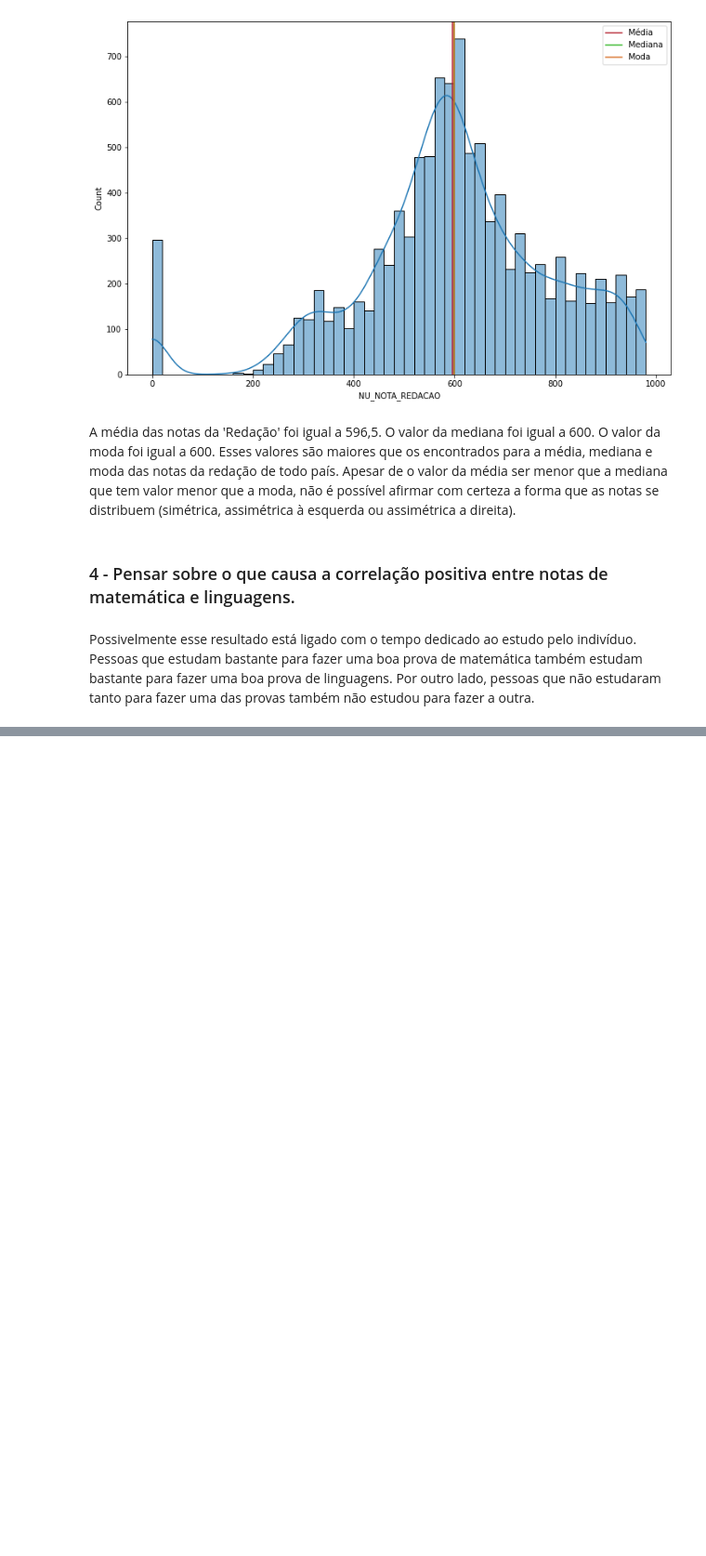
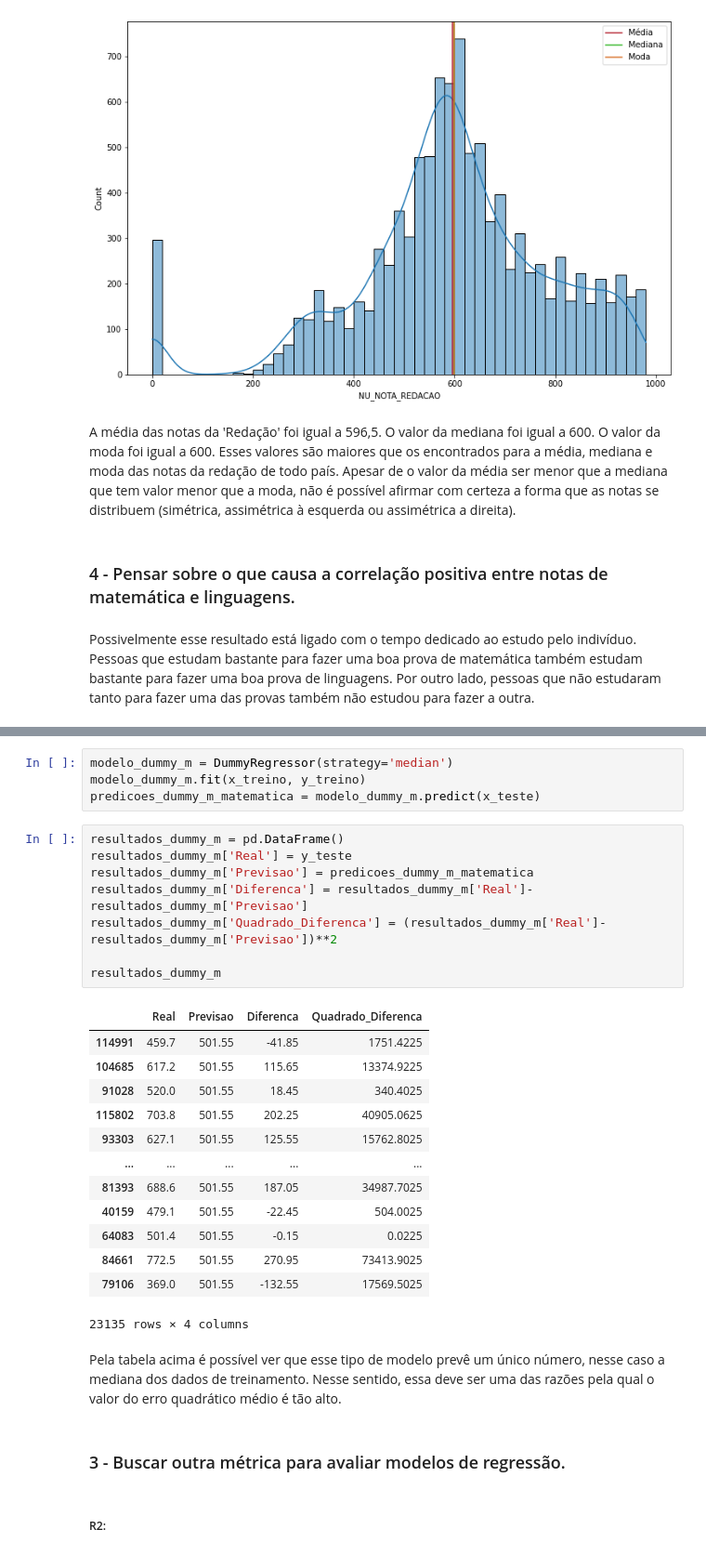
Before and after one commit to agostinhodesena/Imersao_Dados_Alura, a Jupyter notebook: Desafios_Imersao.ipynb, the cells around one changed output, grey strips where cells are left out. Shown at 93% size. Drawn from its saved outputs; the diff is of its cells as text; blank space fills up the shorter version.

```diff
--- a/Desafios_Imersao.ipynb
+++ b/Desafios_Imersao.ipynb
@@ -998,0 +1122,32 @@ Possivelmente esse resultado está ligado com o tempo dedicado ao estudo pelo in
+# %%
+modelo_dummy_m = DummyRegressor(strategy='median')
+modelo_dummy_m.fit(x_treino, y_treino)
+predicoes_dummy_m_matematica = modelo_dummy_m.predict(x_teste)
+# %%
+resultados_dummy_m = pd.DataFrame()
+resultados_dummy_m['Real'] = y_teste
+resultados_dummy_m['Previsao'] = predicoes_dummy_m_matematica
+resultados_dummy_m['Diferenca'] = resultados_dummy_m['Real']-resultados_dummy_m['Previsao']
+resultados_dummy_m['Quadrado_Diferenca'] = (resultados_dummy_m['Real']-resultados_dummy_m['Previsao'])**2
+
+resultados_dummy_m
+# %% [output]
+|  | Real | Previsao | Diferenca | Quadrado_Diferenca |
+| 114991 | 459.7 | 501.55 | -41.85 | 1751.4225 |
+| 104685 | 617.2 | 501.55 | 115.65 | 13374.9225 |
+| 91028 | 520.0 | 501.55 | 18.45 | 340.4025 |
+| 115802 | 703.8 | 501.55 | 202.25 | 40905.0625 |
+| 93303 | 627.1 | 501.55 | 125.55 | 15762.8025 |
+| ... | ... | ... | ... | ... |
+| 81393 | 688.6 | 501.55 | 187.05 | 34987.7025 |
+| 40159 | 479.1 | 501.55 | -22.45 | 504.0025 |
+| 64083 | 501.4 | 501.55 | -0.15 | 0.0225 |
+| 84661 | 772.5 | 501.55 | 270.95 | 73413.9025 |
+| 79106 | 369.0 | 501.55 | -132.55 | 17569.5025 |
+23135 rows × 4 columns
+# %% [markdown]
+Pela tabela acima é possível ver que esse tipo de modelo prevê um único número, nesse caso a mediana dos dados de treinamento. Nesse sentido, essa deve ser uma das razões pela qual o valor do erro quadrático médio é tão alto.
+# %% [markdown]
+### 3 - Buscar outra métrica para avaliar modelos de regressão.
+# %% [markdown]
+##### R2:
```
Also changed, not shown: parts of 34 cells of this notebook.
